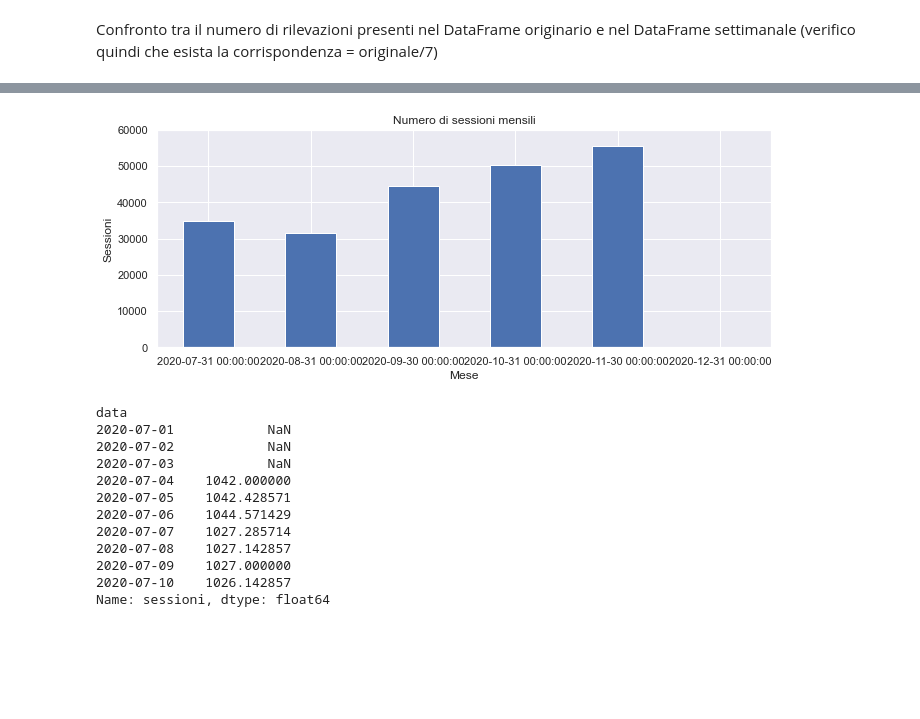
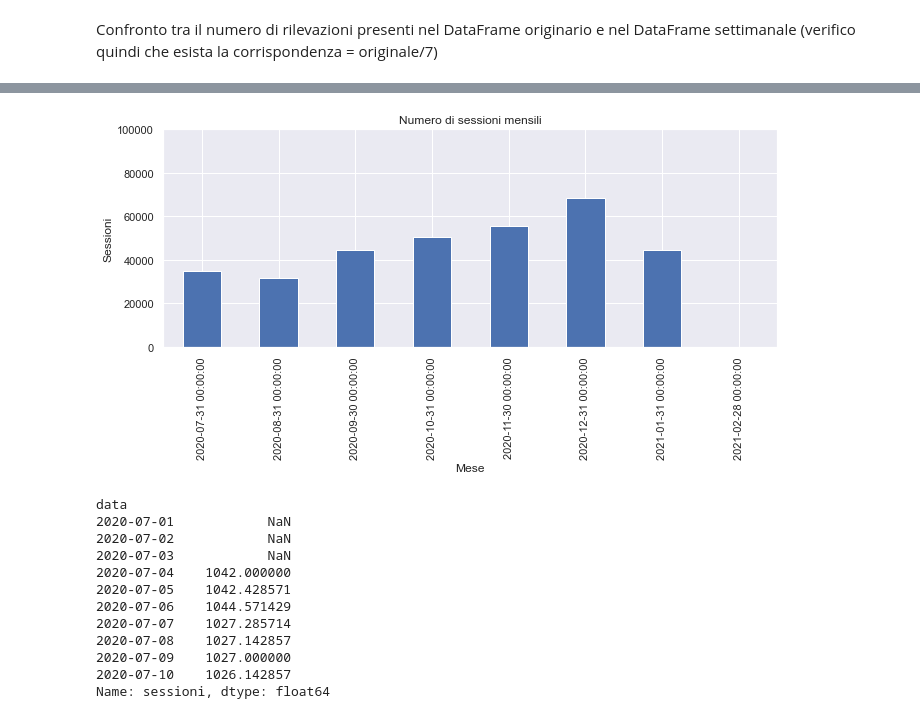
Before and after one commit to soncio69/Stat_GAM, a Jupyter notebook: GAM_stat01.ipynb, the cells around one changed output, grey strips where cells are left out. Saved outputs shown, nothing was run; the diff lists cells and outputs as text; code cells hidden in the pictures; blank space fills up the shorter version.

```diff
--- a/GAM_stat01.ipynb
+++ b/GAM_stat01.ipynb
@@ -268,12 +269,12 @@ Mese
 Freq: M, Name: sessioni, dtype: float64
 # %%
-ax = df_mese.loc['2020'].plot.bar(color='C0')
+ax = df_mese.loc['2020':'2021'].plot.bar(color='C0')
 ax.set_ylabel('Sessioni')
-ax.set_ylim(0, 60000)
+ax.set_ylim(0, 100000)
 ax.set_title('Numero di sessioni mensili')
-plt.xticks(rotation=0);
+plt.xticks(rotation='vertical');
 # %% [output]
-[figure, old version]
+[figure, new version]
 # %%
 df_7d = df['sessioni'].rolling(7, center=True).mean()
 df_7d.head(10)
```
Also changed, not shown: parts of 12 cells of this notebook, 3 other files.
